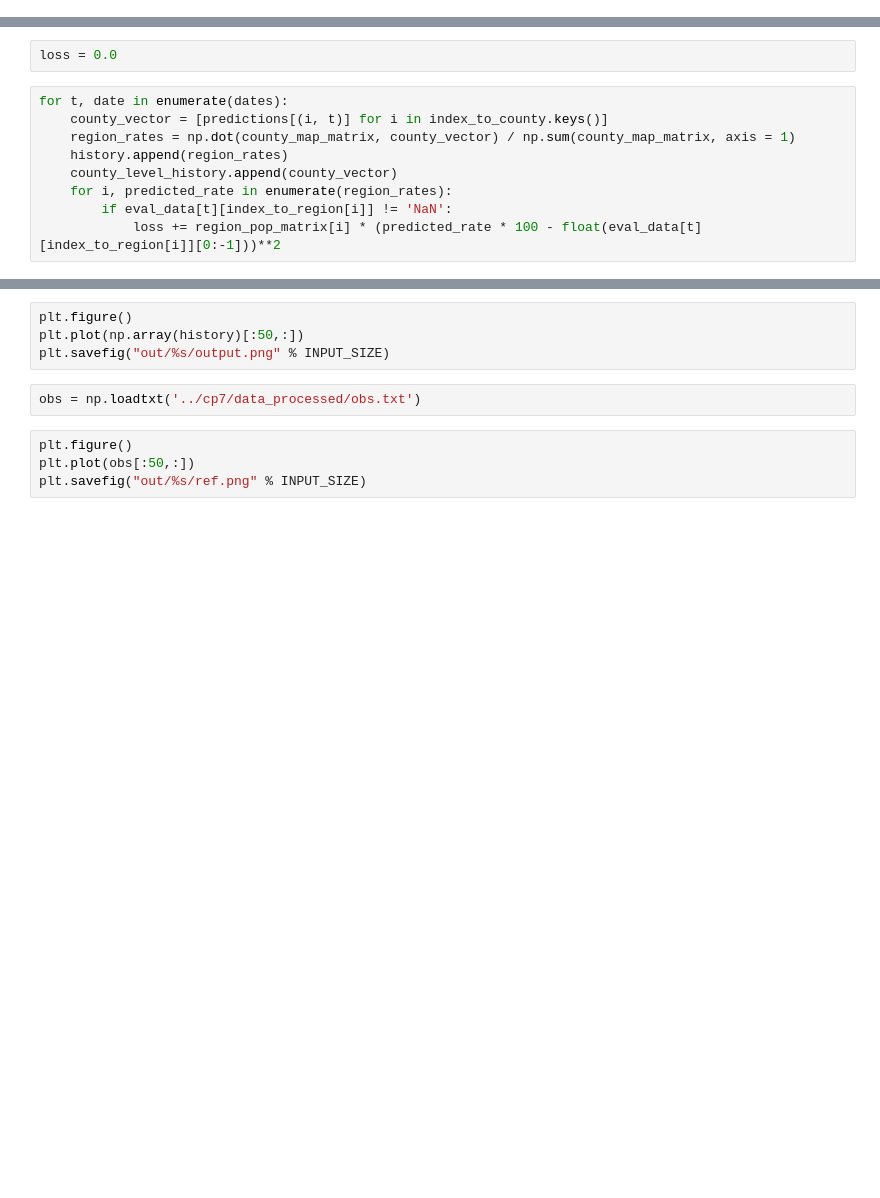
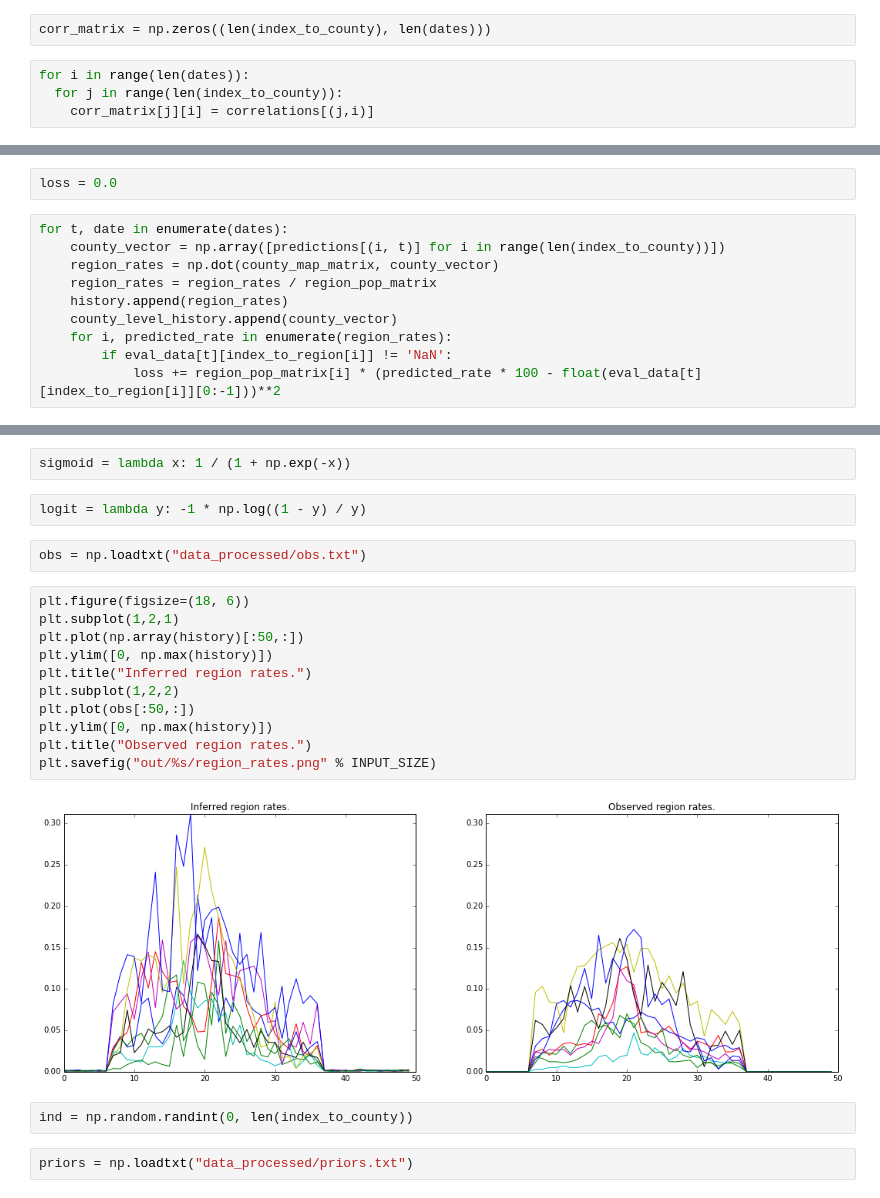
Before and after one commit to tonyduan/ppaml-cp7-blog, a Jupyter notebook: postprocessing.ipynb, the cells around one changed output, grey strips where cells are left out. Drawn from its saved outputs; the diff is of its cells as text; blank space fills up the shorter version.

```diff
--- a/postprocessing.ipynb
+++ b/postprocessing.ipynb
@@ -59,0 +53,6 @@ with open("log/index_to_region.pickle", "rb") as picklefile:
+# %%
+corr_matrix = np.zeros((len(index_to_county), len(dates)))
+# %%
+for i in range(len(dates)):
+  for j in range(len(index_to_county)):
+    corr_matrix[j][i] = correlations[(j,i)]
@@ -99,8 +120,9 @@ county_level_history = []
 loss = 0.0
 # %%
 for t, date in enumerate(dates):
-    county_vector = [predictions[(i, t)] for i in index_to_county.keys()]
-    region_rates = np.dot(county_map_matrix, county_vector) / np.sum(county_map_matrix, axis = 1)
+    county_vector = np.array([predictions[(i, t)] for i in range(len(index_to_county))])
+    region_rates = np.dot(county_map_matrix, county_vector)
+    region_rates = region_rates / region_pop_matrix
     history.append(region_rates)
     county_level_history.append(county_vector)
     for i, predicted_rate in enumerate(region_rates):
@@ -121,10 +143,23 @@ RMSE: 4.52623256561
-# %%
-plt.figure()
-plt.plot(np.array(history)[:50,:])
-plt.savefig("out/%s/output.png" % INPUT_SIZE)
+# %%
+sigmoid = lambda x: 1 / (1 + np.exp(-x))
+# %%
+logit = lambda y: -1 * np.log((1 - y) / y)
 # %%
-obs = np.loadtxt('../cp7/data_processed/obs.txt')
+obs = np.loadtxt("data_processed/obs.txt")
-# %%
-plt.figure()
-plt.plot(obs[:50,:])
-plt.savefig("out/%s/ref.png" % INPUT_SIZE)
+# %%
+plt.figure(figsize=(18, 6))
+plt.subplot(1,2,1)
+plt.plot(np.array(history)[:50,:])
+plt.ylim([0, np.max(history)])
+plt.title("Inferred region rates.")
+plt.subplot(1,2,2)
+plt.plot(obs[:50,:])
+plt.ylim([0, np.max(history)])
+plt.title("Observed region rates.")
+plt.savefig("out/%s/region_rates.png" % INPUT_SIZE)
+# %% [output]
+[figure, added]
+# %%
+ind = np.random.randint(0, len(index_to_county))
+# %%
+priors = np.loadtxt("data_processed/priors.txt")
```
Also changed, not shown: parts of 18 cells of this notebook, 43 other files.
